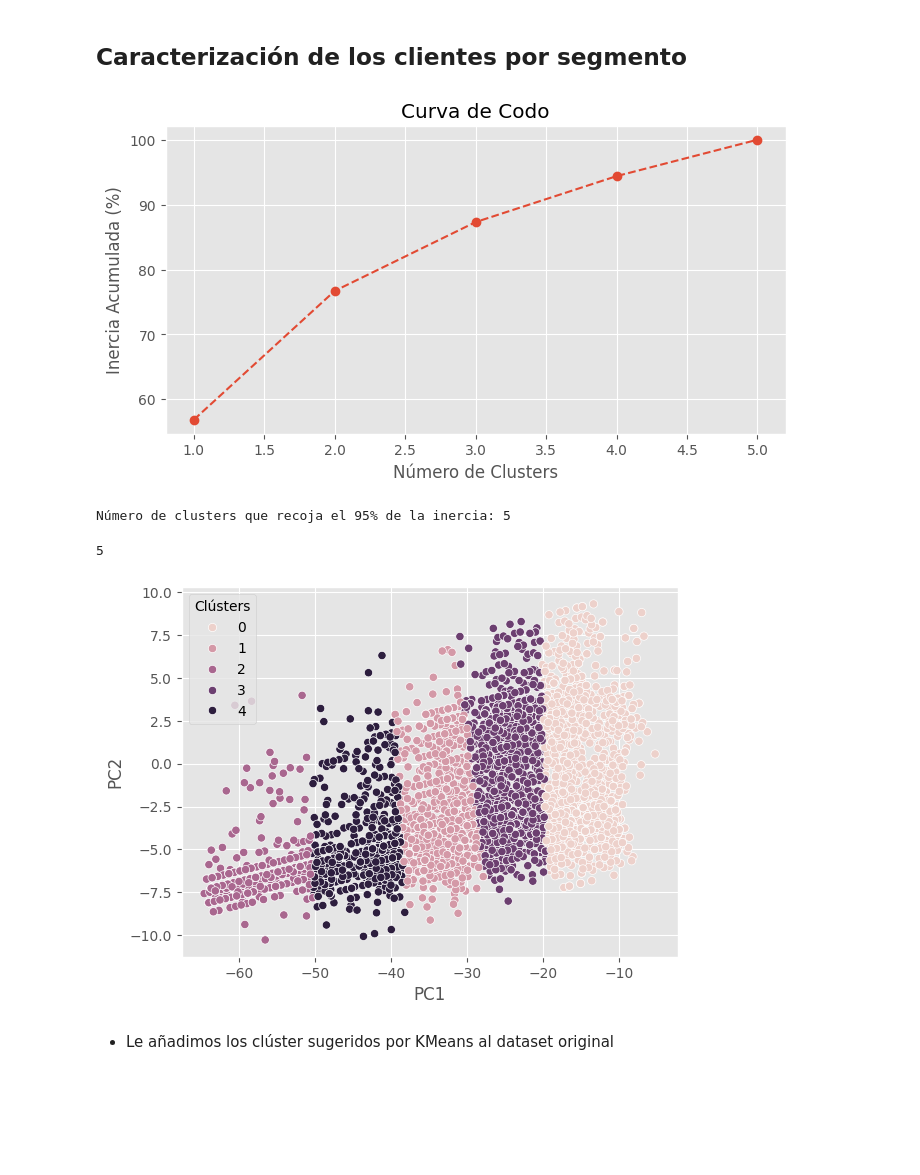
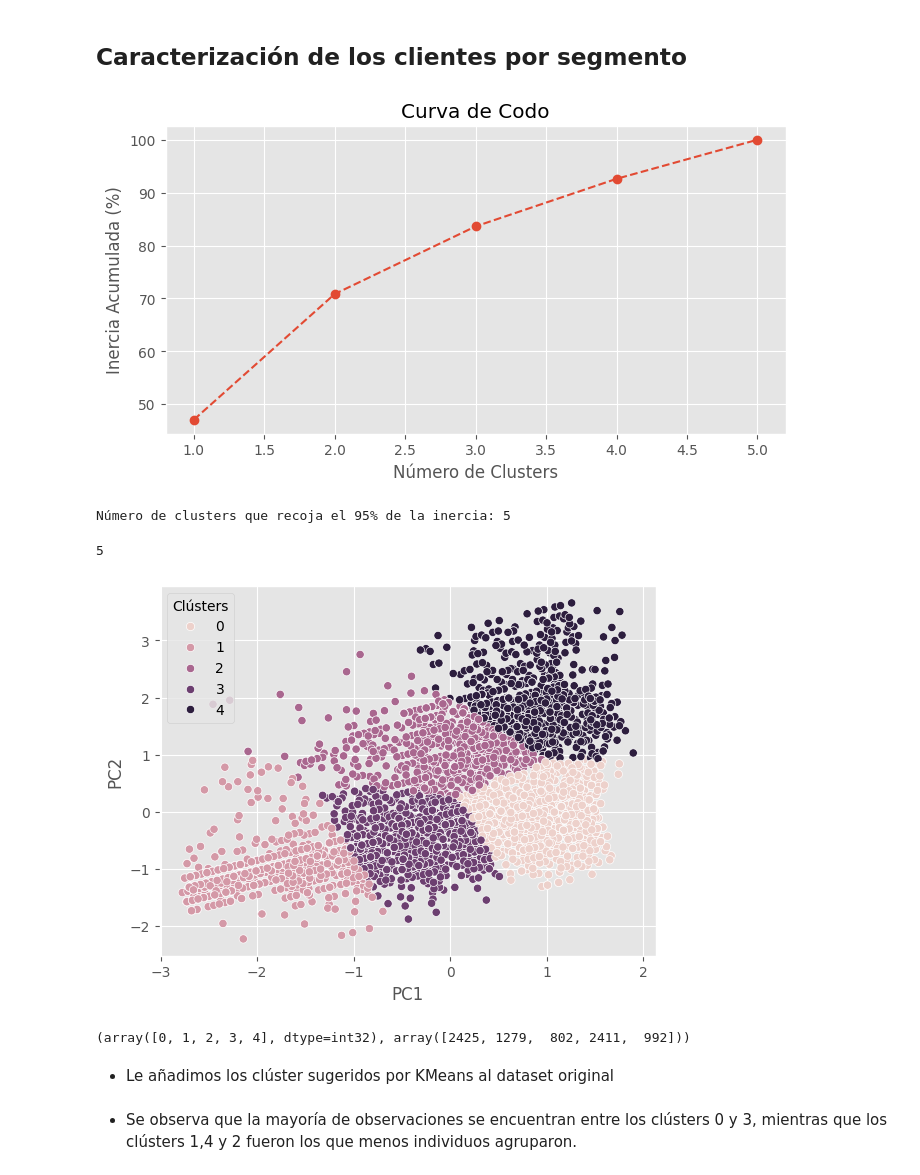
Before and after one commit to maryyuliana/fundamentos_I, a Jupyter notebook: Proyecto.ipynb, the cells around one changed output. Saved outputs shown, nothing was run; the diff lists cells and outputs as text; code cells hidden in the pictures; blank space fills up the shorter version.

Commit message:
Agregué confusion_matrix e interpreté los nuevos clústers

```diff
--- a/Proyecto.ipynb
+++ b/Proyecto.ipynb
@@ -725,6 +741,8 @@ plt.show()
 ## Caracterización de los clientes por segmento
 # %%
 dataPCAKM = pca_df.iloc[:,:2].copy()
+# %%
+data_scaled = StandardScaler().fit(dataPCAKM)
 # %%
 def encontrar_numero_clusters(X):
     # Crea una lista vacía para almacenar la inercia
@@ -759,9 +777,9 @@ def encontrar_numero_clusters(X):
 
     return n_clusters_95_percent
 # %%
-encontrar_numero_clusters(dataPCAKM)
+encontrar_numero_clusters(data_scaled.transform(dataPCAKM))
 # %% [output]
-[figure, old version]
+[figure, new version]
 Número de clusters que recoja el 95% de la inercia: 5
 5
 # %%
@@ -773,9 +792,13 @@ dataPCAKM['clust_labels'] = clust_lab
 # %%
-ax = sns.scatterplot(data = dataPCAKM, x = 'PC1', y = 'PC2', hue = 'clust_labels')
+ax = sns.scatterplot(data = data_frame_scaled, x = 'PC1', y = 'PC2', hue = 'clust_labels')
 ax.legend(title = 'Clústers')
 plt.show()
 # %% [output]
-[figure, old version]
+[figure, new version]
+# %%
+np.unique(Kmeans_final.labels_,return_counts = True)
+# %% [output]
+(array([0, 1, 2, 3, 4], dtype=int32), array([2425, 1279,  802, 2411,  992]))
 # %% [markdown]
 * Le añadimos los clúster sugeridos por KMeans al dataset original
 # %%
@@ -783,3 +806,5 @@ trainClust = train_pca.merge(dataPCAKM, left_index= True, right_index=True)
+# %% [markdown]
+* Se observa que la mayoría de observaciones se encuentran entre los clústers 0 y 3, mientras que los clústers 1,4 y 2 fueron los que menos individuos agruparon.
 # %%
 trainClust.clust_labels.value_counts().plot(kind = 'bar')
 plt.title('Observaciones por clúster')
```
Also changed, not shown: parts of 40 cells of this notebook, 1 other file.
